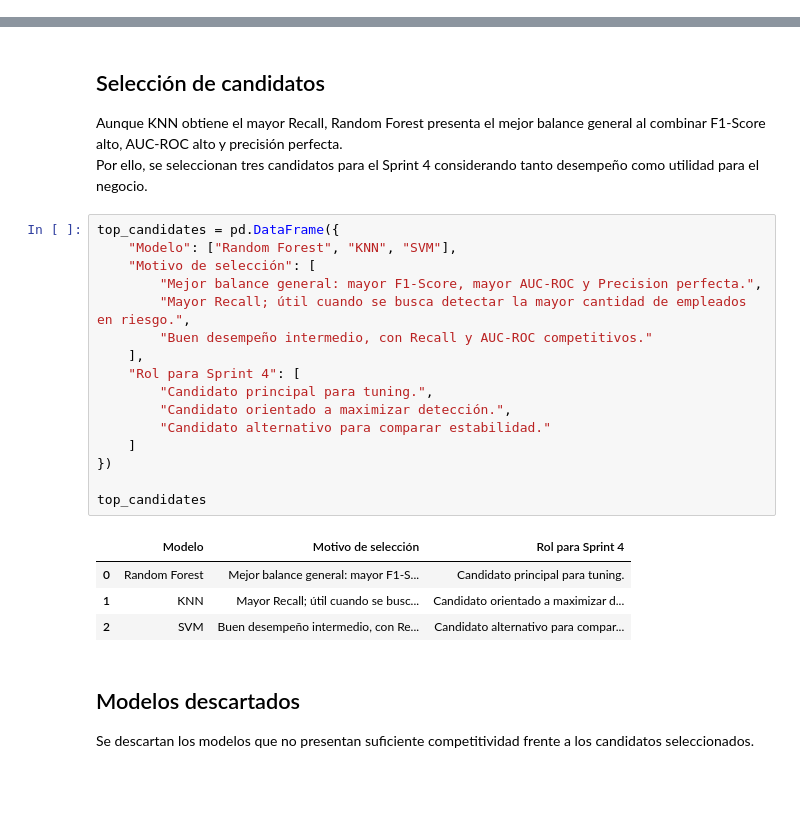
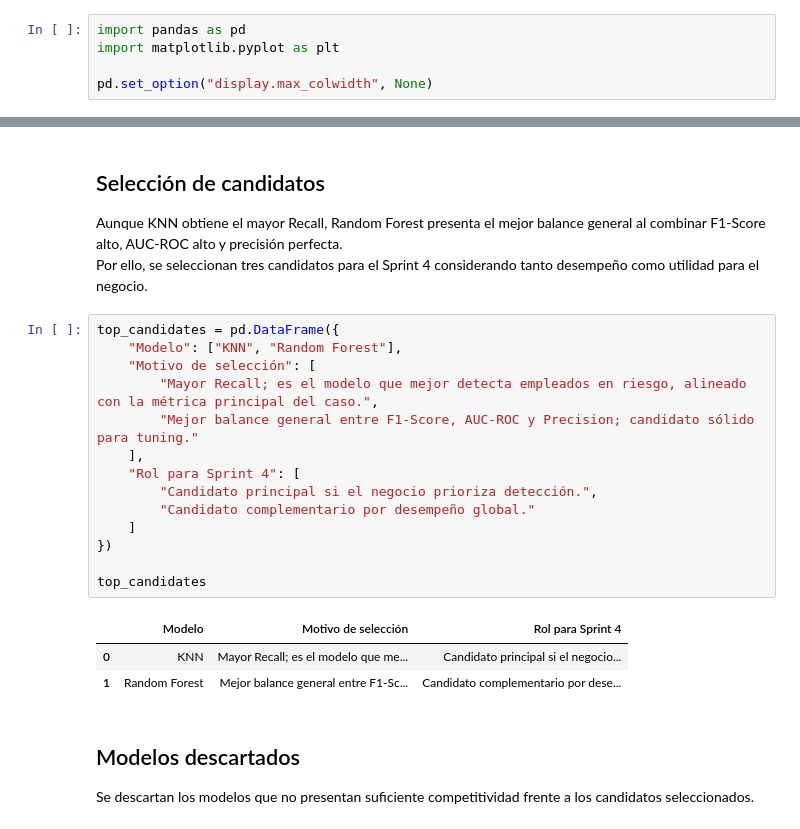
Before and after one commit to pucp-datanalytics/dp261-g7, a Jupyter notebook: notebooks/11_model_comparison.ipynb, the cells around one changed output, grey strips where cells are left out. Drawn from its saved outputs; the diff is of its cells as text; blank space fills up the shorter version.

```diff
--- a/notebooks/11_model_comparison.ipynb
+++ b/notebooks/11_model_comparison.ipynb
@@ -15,6 +15,11 @@ import pandas as pd
 import matplotlib.pyplot as plt
 
 pd.set_option("display.max_colwidth", None)
+# %%
+import pandas as pd
+import matplotlib.pyplot as plt
+
+pd.set_option("display.max_colwidth", None)
 # %%
 results = {
     "Modelo": [
@@ -98,25 +124,22 @@ Aunque KNN obtiene el mayor Recall, Random Forest presenta el mejor balance gene
 Por ello, se seleccionan tres candidatos para el Sprint 4 considerando tanto desempeño como utilidad para el negocio.
 # %%
 top_candidates = pd.DataFrame({
-    "Modelo": ["Random Forest", "KNN", "SVM"],
+    "Modelo": ["KNN", "Random Forest"],
     "Motivo de selección": [
-        "Mejor balance general: mayor F1-Score, mayor AUC-ROC y Precision perfecta.",
-        "Mayor Recall; útil cuando se busca detectar la mayor cantidad de empleados en riesgo.",
-        "Buen desempeño intermedio, con Recall y AUC-ROC competitivos."
+        "Mayor Recall; es el modelo que mejor detecta empleados en riesgo, alineado con la métrica principal del caso.",
+        "Mejor balance general entre F1-Score, AUC-ROC y Precision; candidato sólido para tuning."
     ],
     "Rol para Sprint 4": [
-        "Candidato principal para tuning.",
-        "Candidato orientado a maximizar detección.",
-        "Candidato alternativo para comparar estabilidad."
+        "Candidato principal si el negocio prioriza detección.",
+        "Candidato complementario por desempeño global."
     ]
 })
 
 top_candidates
 # %% [output]
 |  | Modelo | Motivo de selección | Rol para Sprint 4 |
-| 0 | Random Forest | Mejor balance general: mayor F1-S... | Candidato principal para tuning. |
-| 1 | KNN | Mayor Recall; útil cuando se busc... | Candidato orientado a maximizar d... |
-| 2 | SVM | Buen desempeño intermedio, con Re... | Candidato alternativo para compar... |
+| 0 | KNN | Mayor Recall; es el modelo que me... | Candidato principal si el negocio... |
+| 1 | Random Forest | Mejor balance general entre F1-Sc... | Candidato complementario por dese... |
 # %% [markdown]
 ## Modelos descartados
 
```
Also changed, not shown: parts of 4 cells of this notebook.
